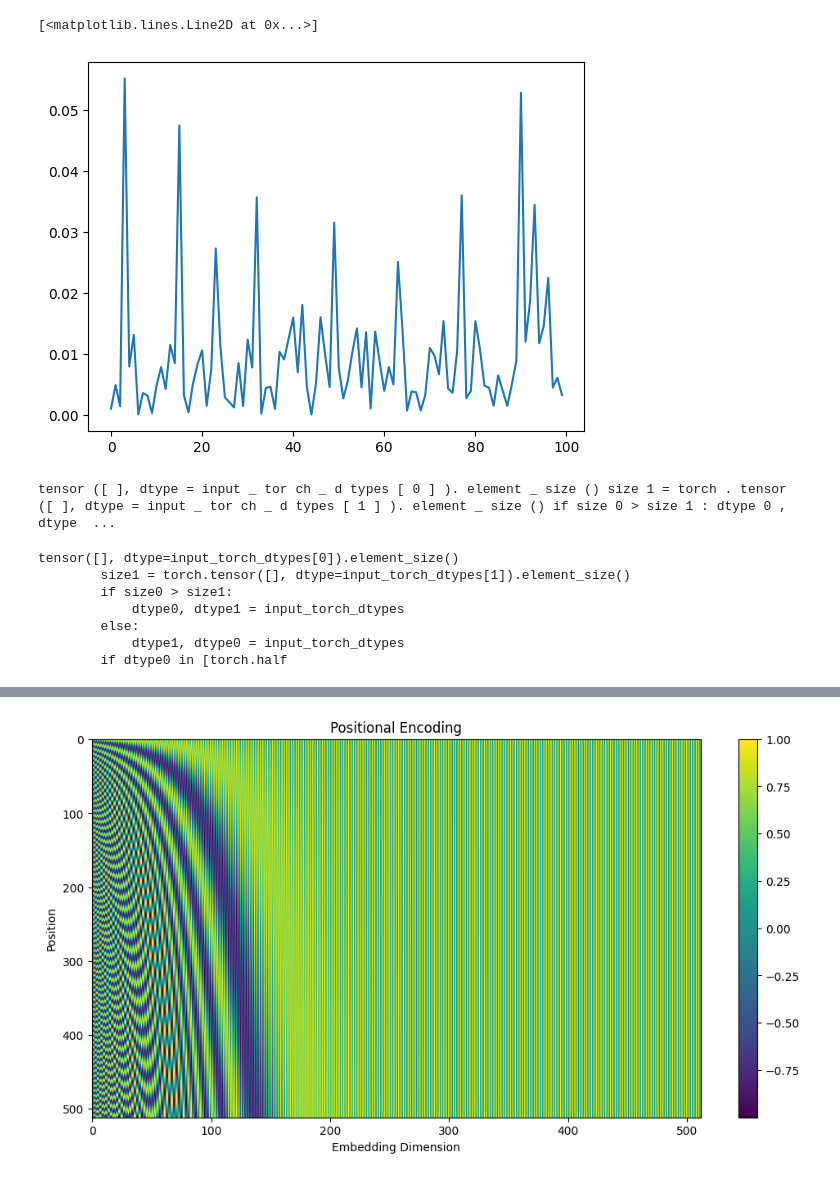
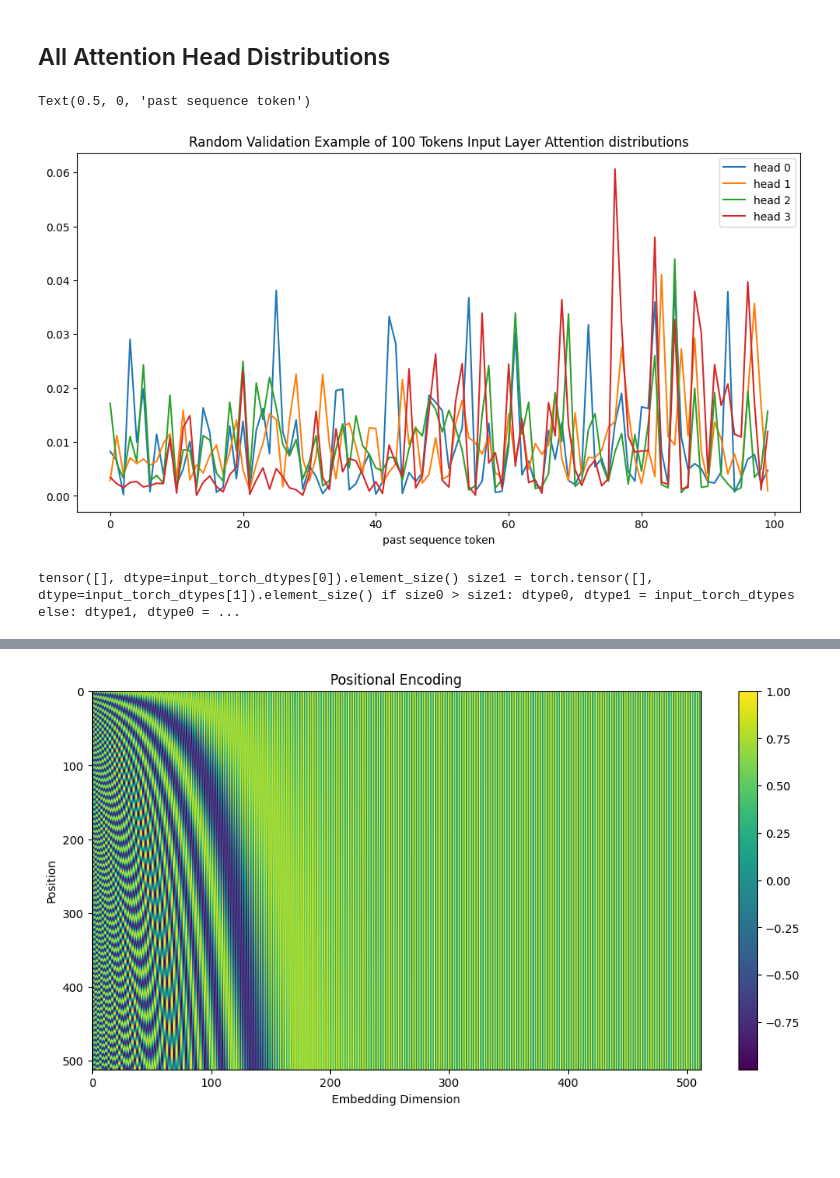
Before and after one commit to MrCartoonology/modelsfromscratch, a Jupyter notebook: notebooks/transformers.ipynb, the cells around one changed output, grey strips where cells are left out. Cells and saved outputs as stored; diff of their text form; code cells hidden in the pictures; blank space fills up the shorter version.

Commit message:
attention diversity plots

```diff
--- a/notebooks/transformers.ipynb
+++ b/notebooks/transformers.ipynb
@@ -46,19 +59,17 @@ calc head vs layer split=val      batch=    0
+# %% [markdown]
+## All Attention Head Distributions
 # %%
-plt.plot(attn00)
+plt.figure(figsize=(12,6))
+for ii, h in enumerate(attn_blk1):
+    plt.plot(h, label=f'head {ii}')
+    plt.legend()
+plt.title("Random Validation Example of 100 Tokens Input Layer Attention distributions");
+plt.xlabel("past sequence token")
 # %% [output]
-[<matplotlib.lines.Line2D at 0x...>]
+Text(0.5, 0, 'past sequence token')
-[figure, old version]
+[figure, new version]
 # %%
-attnvis.visualize_attention(tokenizer, ids, attn00)
+for ii, h in enumerate(attn_blk1):
+    attnvis.visualize_attention(tokenizer, ids[0:100], attn00, ids[100])
 # %% [output]
-tensor ([ ], dtype = input _ tor ch _ d types [ 0 ] ). element _ size () size 1 = torch . tensor ([ ], dtype = input _ tor ch _ d types [ 1 ] ). element _ size () if size 0 > size 1 : dtype 0 , dtype  ...
+tensor([], dtype=input_torch_dtypes[0]).element_size() size1 = torch.tensor([], dtype=input_torch_dtypes[1]).element_size() if size0 > size1: dtype0, dtype1 = input_torch_dtypes else: dtype1, dtype0 = ...
-# %%
-print(tokenizer.decode(ids))
-# %% [output]
-tensor([], dtype=input_torch_dtypes[0]).element_size()
-        size1 = torch.tensor([], dtype=input_torch_dtypes[1]).element_size()
-        if size0 > size1:
-            dtype0, dtype1 = input_torch_dtypes
-        else:
-            dtype1, dtype0 = input_torch_dtypes
-        if dtype0 in [torch.half
```
Also changed, not shown: parts of 22 cells of this notebook, 1 other file.
